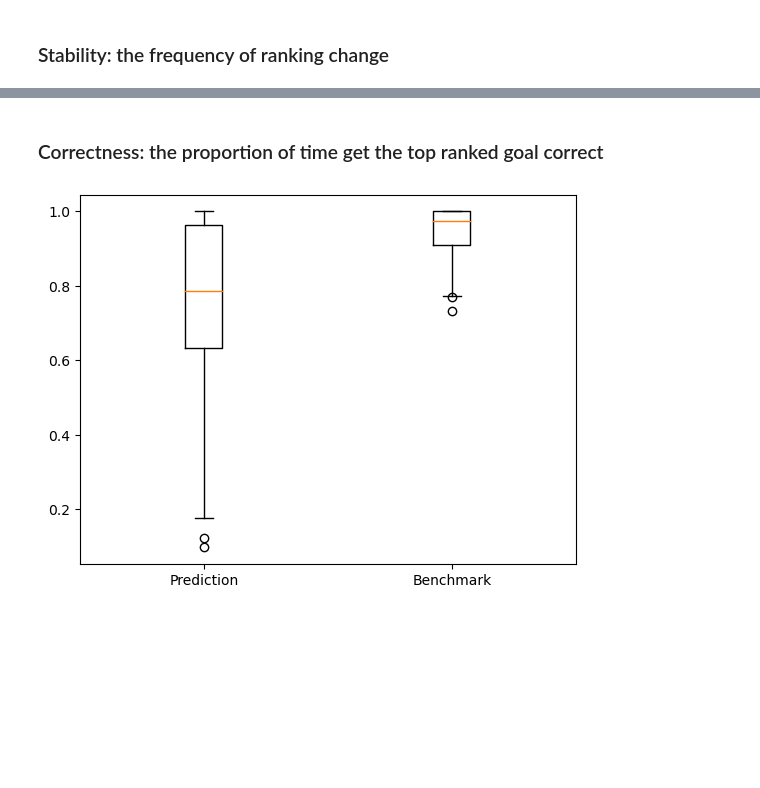
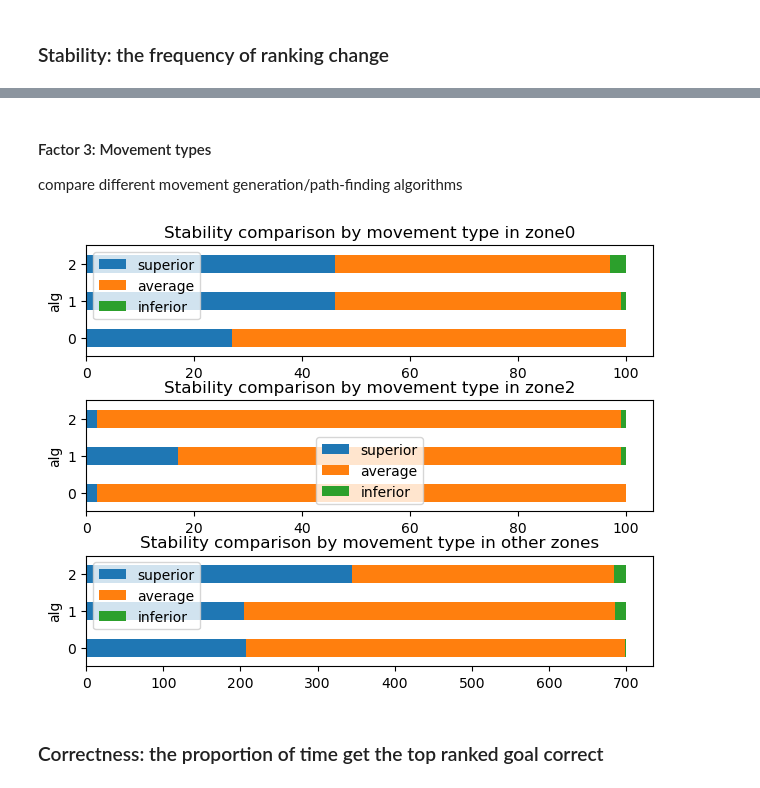
Before and after one commit to OzzyTao/goal-simulation, a Jupyter notebook: experiment.ipynb, the cells around one changed output, grey strips where cells are left out. Saved outputs shown, nothing was run; the diff lists cells and outputs as text; code cells hidden in the pictures; blank space fills up the shorter version.

```diff
--- a/experiment.ipynb
+++ b/experiment.ipynb
@@ -59,2 +96,19 @@ plt.show()
+# %% [markdown]
+#### Factor 3: Movement types
+compare different movement generation/path-finding algorithms
+# %%
+run_df = df_transform(results_df,measures.stability)
+goal6 = run_df[run_df.index.get_level_values('goal_pop').isin([9]) ]
+zone0 = goal6[goal6.index.get_level_values('zone').isin([0]) ]
+zone2 = goal6[goal6.index.get_level_values('zone').isin([2])]
+zone_other = goal6[goal6.index.get_level_values('zone').isin([1,3,4,5,6,7,8,9])]
+fig,axs = plt.subplots(3)
+fig.tight_layout()
+comparison_plot(zone0,'alg','Stability comparison by movement type in zone0',axs[0])
+comparison_plot(zone2,'alg','Stability comparison by movement type in zone2',axs[1])
+comparison_plot(zone_other,'alg','Stability comparison by movement type in other zones',axs[2])
+plt.show()
+# %% [output]
+[figure, added]
 # %% [markdown]
 ### Correctness: the proportion of time get the top ranked goal correct
@@ -71,8 +114,0 @@ benchmark_correctness = results_df.groupby("iteration")["Benchmark_Rank"].agg(co
-# %%
-columns = [prediction_correctness, benchmark_correctness]
-fig,ax = plt.subplots()
-ax.boxplot(columns)
-plt.xticks([1,2],['Prediction', 'Benchmark'])
-plt.show()
-# %% [output]
-[figure, removed]
```
Also changed, not shown: parts of 48 cells of this notebook, 16 other files.
